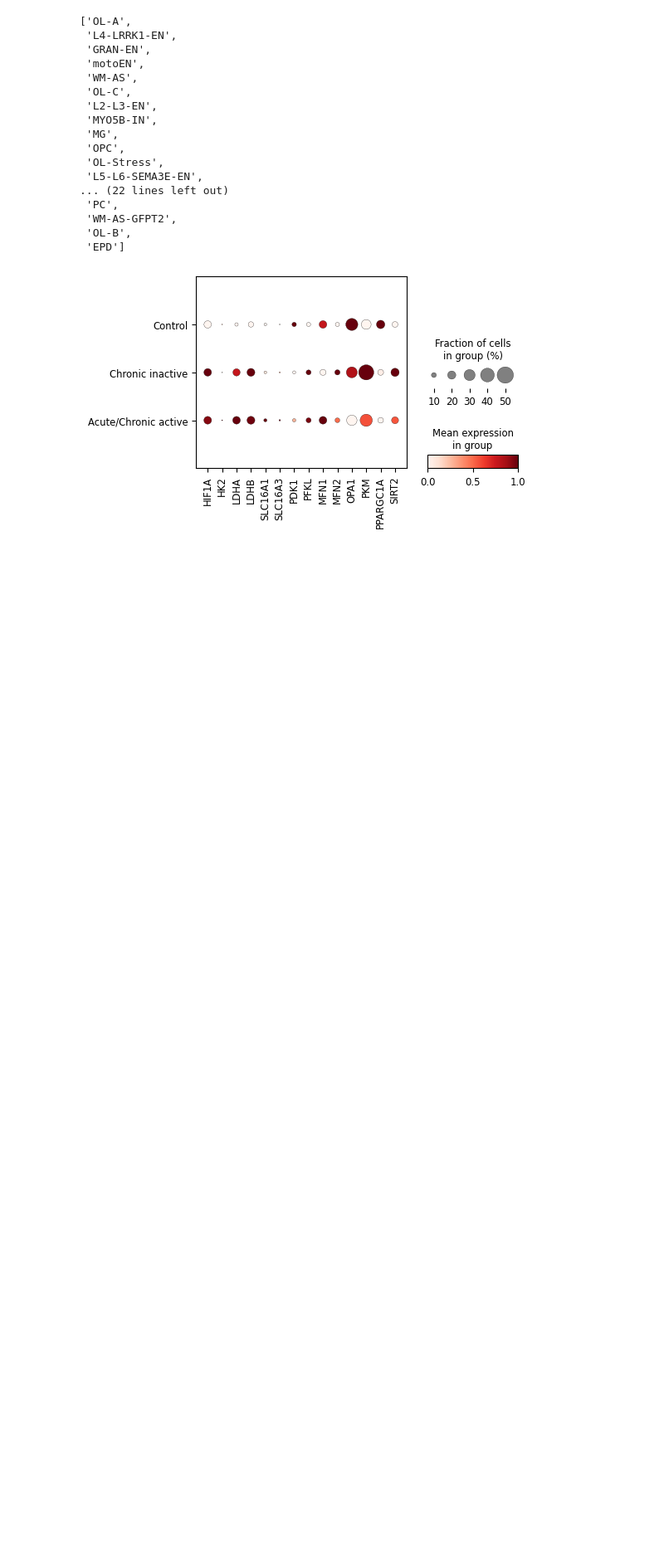
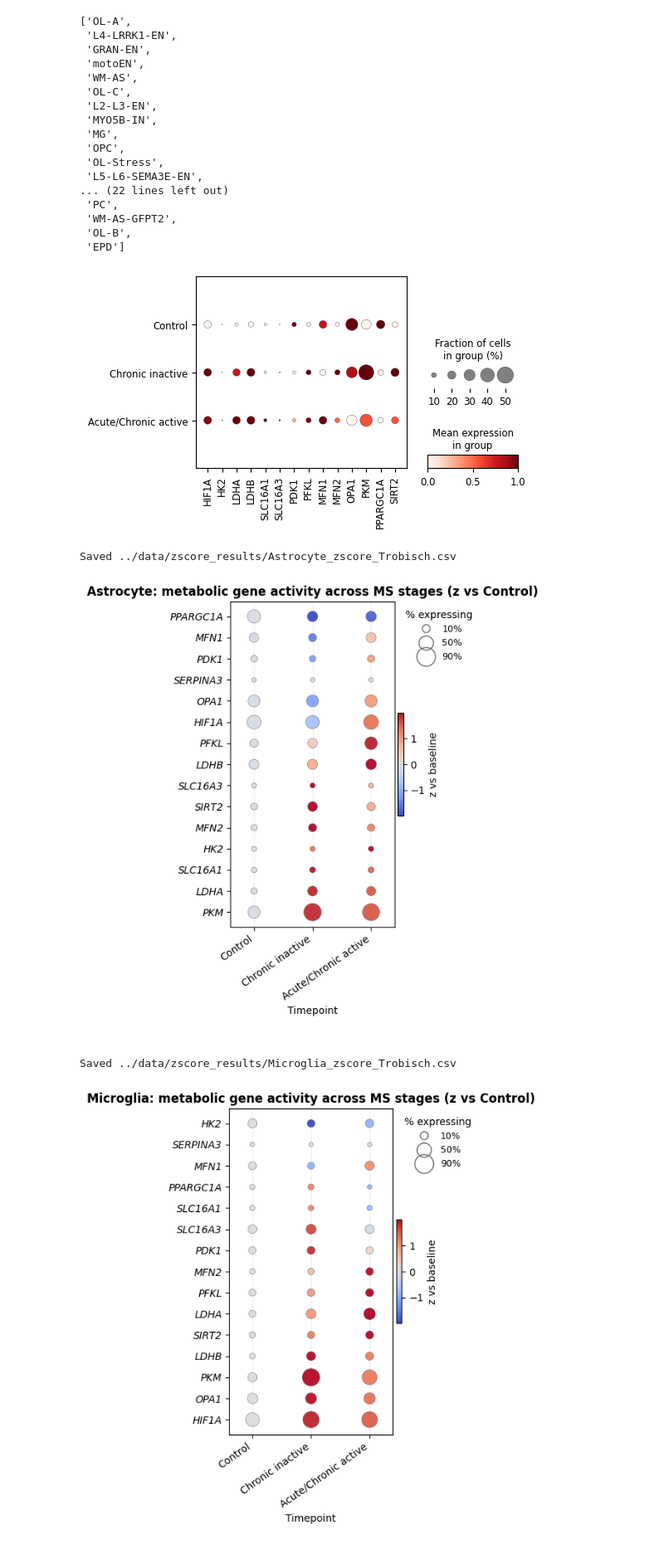
Before and after one commit to christoffermattssonlangseth/MitoMetaoMicS, a Jupyter notebook: notebooks/Trobisch.ipynb, the cells around one changed output. Shown at 83% size. Saved outputs shown, nothing was run; the diff lists cells and outputs as text; code cells hidden in the pictures; blank space fills up the shorter version.

```diff
--- a/notebooks/Trobisch.ipynb
+++ b/notebooks/Trobisch.ipynb
@@ -399,3 +399,43 @@ collapse_map = {
 }
 # %%
 adata.obs['celltype_merged'] = adata.obs.Cluster.map(collapse_map)
+# %%
+import os
+
+outdir = "../data/zscore_results/"
+dataset = 'Trobisch'
+os.makedirs(outdir, exist_ok=True)
+
+for cell in ['Astrocyte', 'Microglia', 'Oligodendrocyte']:
+
+    # 2) summarize within one cell type across stages
+    tbl = summarize_by_time(
+        adata, human_genes, celltype=cell,   # <-- set to your label in adata.obs
+        time_col="stage",                            # e.g. "Control","Chronic inactive","Acute/Chronic active"
+        ct_col="celltype_merged",                           # change if your column is different
+        layer=None,                                  # or "raw"/your layer name
+        detect_threshold=0.0,
+        time_order=["Control","Chronic inactive","Acute/Chronic active"]
+    )
+
+    # 3) add z-scores anchored at Control
+    tblz = compute_zscores_vs_baseline(tbl, baseline_time="Control")
+
+    # ---- SAVE each table ----
+    outfile = os.path.join(outdir, f"{cell.replace(' ','_')}_zscore_"+dataset+".csv")
+    tblz.to_csv(outfile, index=False)
+    print(f"Saved {outfile}")
+
+    # 4) plot z vs baseline
+    plot_dotplot_time(
+        tblz,
+        title=cell+": metabolic gene activity across MS stages (z vs Control)",
+        color_mode="z_vs_baseline",
+        sort_genes="z",
+        sort_genes_time="PPMS"
+    )
+# %% [output]
+Saved ../data/zscore_results/Astrocyte_zscore_Trobisch.csv
+[figure, added]
+Saved ../data/zscore_results/Microglia_zscore_Trobisch.csv
+[figure, added]
```
Also changed, not shown: parts of 4 cells of this notebook, 2 other files.
